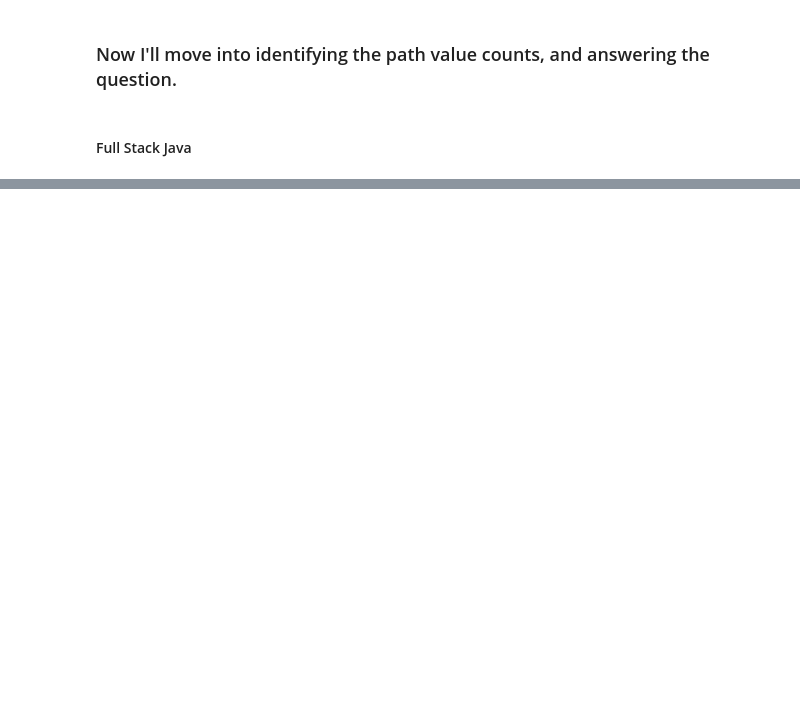
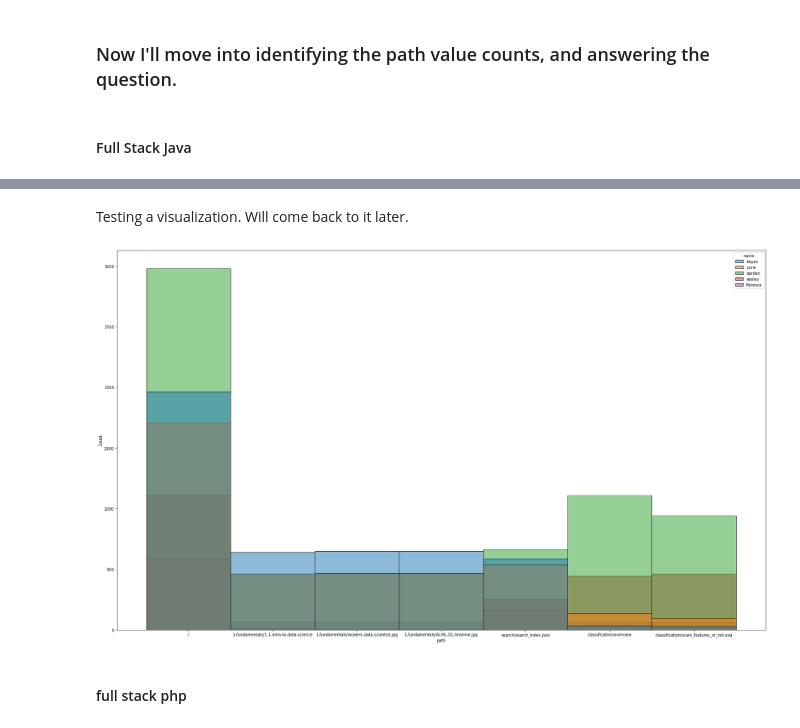
Before and after one commit to bowen-lindsey-shiben-turner/anamoly-detection, a Jupyter notebook: Deangelo_bowen.ipynb, the cells around one changed output, grey strips where cells are left out. Cells and saved outputs as stored; diff of their text form; code cells hidden in the pictures; blank space fills up the shorter version.

```diff
--- a/Deangelo_bowen.ipynb
+++ b/Deangelo_bowen.ipynb
@@ -348,0 +315,3 @@ Should cohorts also be controlled for? (Controll for cohorts -> Program)
+# %%
+ds_test = pd.DataFrame(ds.groupby('path').filter(lambda x: len(x)>1500))
+ds_test.path.value_counts()
@@ -348,0 +327,10 @@ Should cohorts also be controlled for? (Controll for cohorts -> Program)
+# %% [markdown]
+Testing a visualization. Will come back to it later.
+# %%
+plt.figure(figsize=(30,18))
+sns.histplot(data=ds_test, x="path", hue = 'name')
+plt.show()
+# %% [output]
+[figure, added]
+# %% [markdown]
+#### full stack php
```
Also changed, not shown: parts of 93 cells of this notebook, 2 other files.
